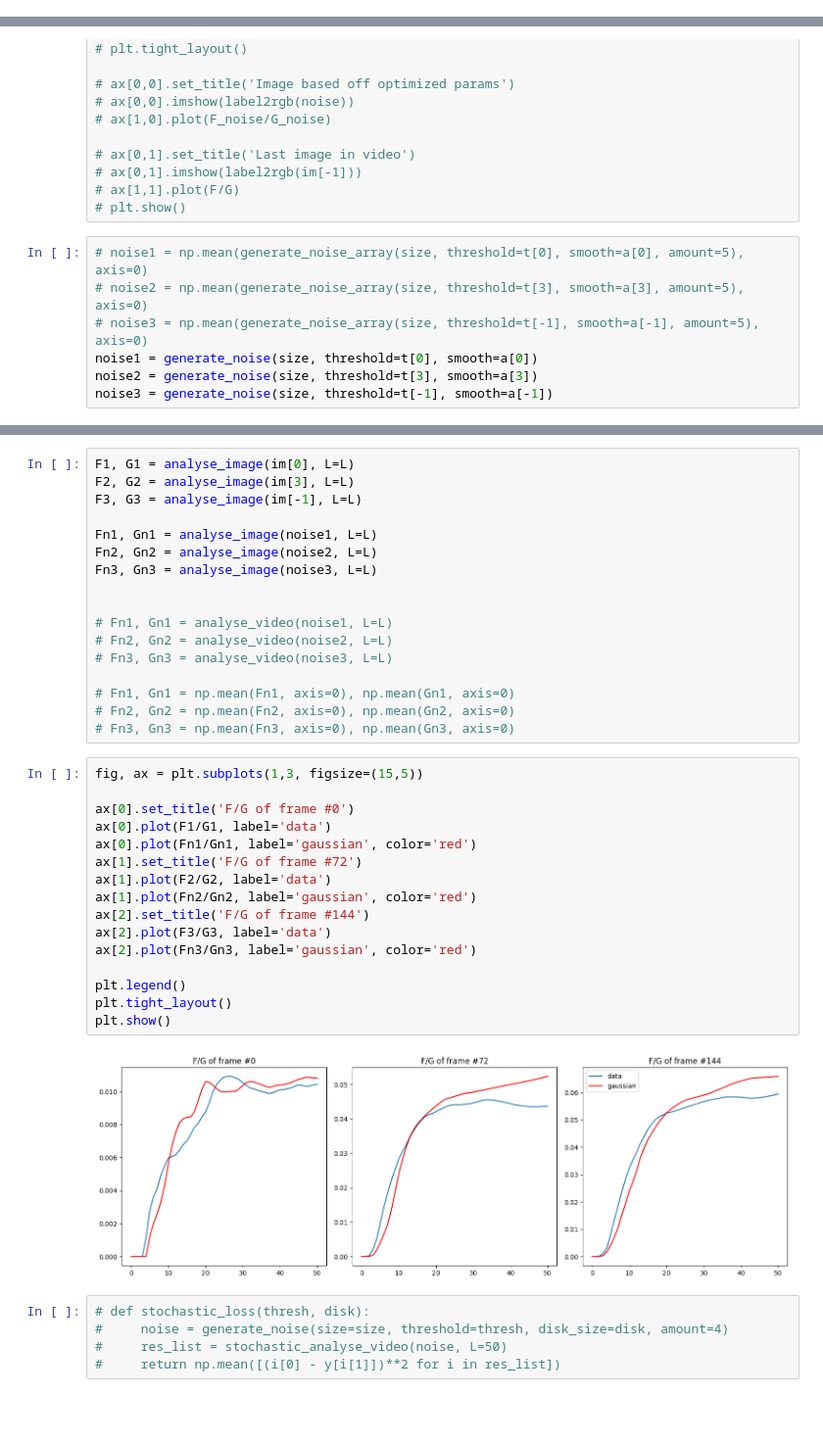
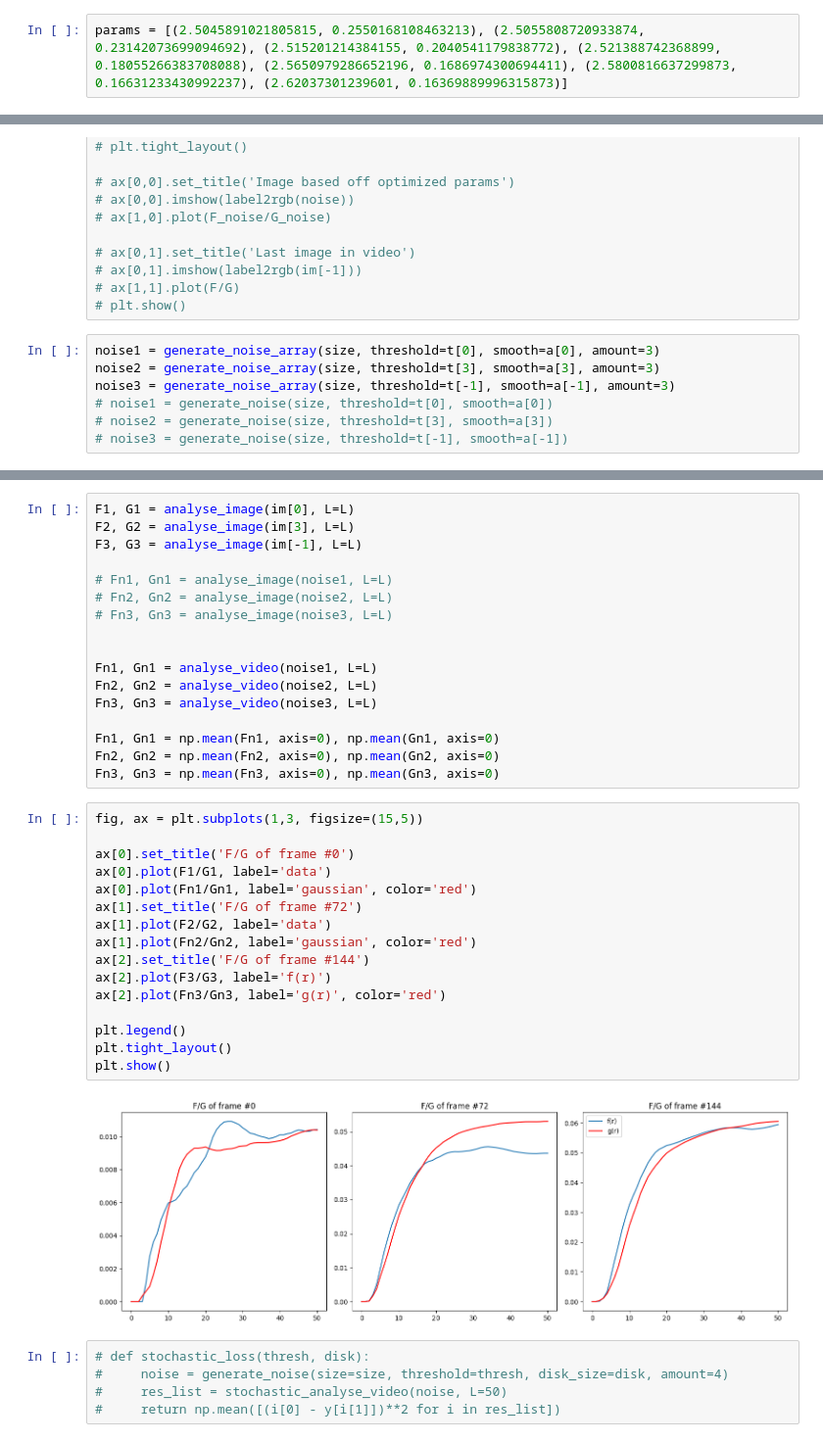
Before and after one commit to cappertherapper/Bachelorprojekt, a Jupyter notebook: gradient_descent.ipynb, the cells around one changed output, grey strips where cells are left out. Shown at 98% size. Saved outputs shown, nothing was run; the diff lists cells and outputs as text; blank space fills up the shorter version.

Commit message:
add mean protein sizes

```diff
--- a/gradient_descent.ipynb
+++ b/gradient_descent.ipynb
@@ -71,6 +71,8 @@ for frame in tqdm(im):
 # np.savetxt("loss.csv", loss_all, delimiter=",")
 # %% [markdown]
 ### Visualizations
+# %%
+params = [(2.5045891021805815, 0.2550168108463213), (2.5055808720933874, 0.23142073699094692), (2.515201214384155, 0.2040541179838772), (2.521388742368899, 0.18055266383708088), (2.5650979286652196, 0.1686974300694411), (2.5800816637299873, 0.16631233430992237), (2.62037301239601, 0.16369889996315873)]
 # %%
 plt.tight_layout()
 plt.title('Training loss')
@@ -132,12 +134,12 @@ plt.show
 # ax[1,1].plot(F/G)
 # plt.show()
 # %%
-# noise1 = np.mean(generate_noise_array(size, threshold=t[0], smooth=a[0], amount=5), axis=0)
-# noise2 = np.mean(generate_noise_array(size, threshold=t[3], smooth=a[3], amount=5), axis=0)
-# noise3 = np.mean(generate_noise_array(size, threshold=t[-1], smooth=a[-1], amount=5), axis=0)
-noise1 = generate_noise(size, threshold=t[0], smooth=a[0])
-noise2 = generate_noise(size, threshold=t[3], smooth=a[3])
-noise3 = generate_noise(size, threshold=t[-1], smooth=a[-1])
+noise1 = generate_noise_array(size, threshold=t[0], smooth=a[0], amount=3)
+noise2 = generate_noise_array(size, threshold=t[3], smooth=a[3], amount=3)
+noise3 = generate_noise_array(size, threshold=t[-1], smooth=a[-1], amount=3)
+# noise1 = generate_noise(size, threshold=t[0], smooth=a[0])
+# noise2 = generate_noise(size, threshold=t[3], smooth=a[3])
+# noise3 = generate_noise(size, threshold=t[-1], smooth=a[-1])
 # %%
 fig, ax = plt.subplots(2,3, figsize=(15,10))
 
@@ -165,36 +167,36 @@ F1, G1 = analyse_image(im[0], L=L)
 F2, G2 = analyse_image(im[3], L=L)
 F3, G3 = analyse_image(im[-1], L=L)
 
-Fn1, Gn1 = analyse_image(noise1, L=L)
-Fn2, Gn2 = analyse_image(noise2, L=L)
-Fn3, Gn3 = analyse_image(noise3, L=L)
+# Fn1, Gn1 = analyse_image(noise1, L=L)
+# Fn2, Gn2 = analyse_image(noise2, L=L)
+# Fn3, Gn3 = analyse_image(noise3, L=L)
 
 
-# Fn1, Gn1 = analyse_video(noise1, L=L)
-# Fn2, Gn2 = analyse_video(noise2, L=L)
-# Fn3, Gn3 = analyse_video(noise3, L=L)
+Fn1, Gn1 = analyse_video(noise1, L=L)
+Fn2, Gn2 = analyse_video(noise2, L=L)
+Fn3, Gn3 = analyse_video(noise3, L=L)
 
-# Fn1, Gn1 = np.mean(Fn1, axis=0), np.mean(Gn1, axis=0)
-# Fn2, Gn2 = np.mean(Fn2, axis=0), np.mean(Gn2, axis=0)
-# Fn3, Gn3 = np.mean(Fn3, axis=0), np.mean(Gn3, axis=0)
+Fn1, Gn1 = np.mean(Fn1, axis=0), np.mean(Gn1, axis=0)
+Fn2, Gn2 = np.mean(Fn2, axis=0), np.mean(Gn2, axis=0)
+Fn3, Gn3 = np.mean(Fn3, axis=0), np.mean(Gn3, axis=0)
 # %%
 fig, ax = plt.subplots(1,3, figsize=(15,5))
 
 ax[0].set_title('F/G of frame #0')
 ax[0].plot(F1/G1, label='data')
 ax[0].plot(Fn1/Gn1, label='gaussian', color='red')
 ax[1].set_title('F/G of frame #72')
 ax[1].plot(F2/G2, label='data')
 ax[1].plot(Fn2/Gn2, label='gaussian', color='red')
 ax[2].set_title('F/G of frame #144')
-ax[2].plot(F3/G3, label='data')
-ax[2].plot(Fn3/Gn3, label='gaussian', color='red')
+ax[2].plot(F3/G3, label='f(r)')
+ax[2].plot(Fn3/Gn3, label='g(r)', color='red')
 
 plt.legend()
 plt.tight_layout()
 plt.show()
 # %% [output]
-[figure, old version]
+[figure, new version]
 # %%
 # def stochastic_loss(thresh, disk):
 #     noise = generate_noise(size=size, threshold=thresh, disk_size=disk, amount=4)
```
Also changed, not shown: parts of 1 cell of this notebook, 2 other files.
